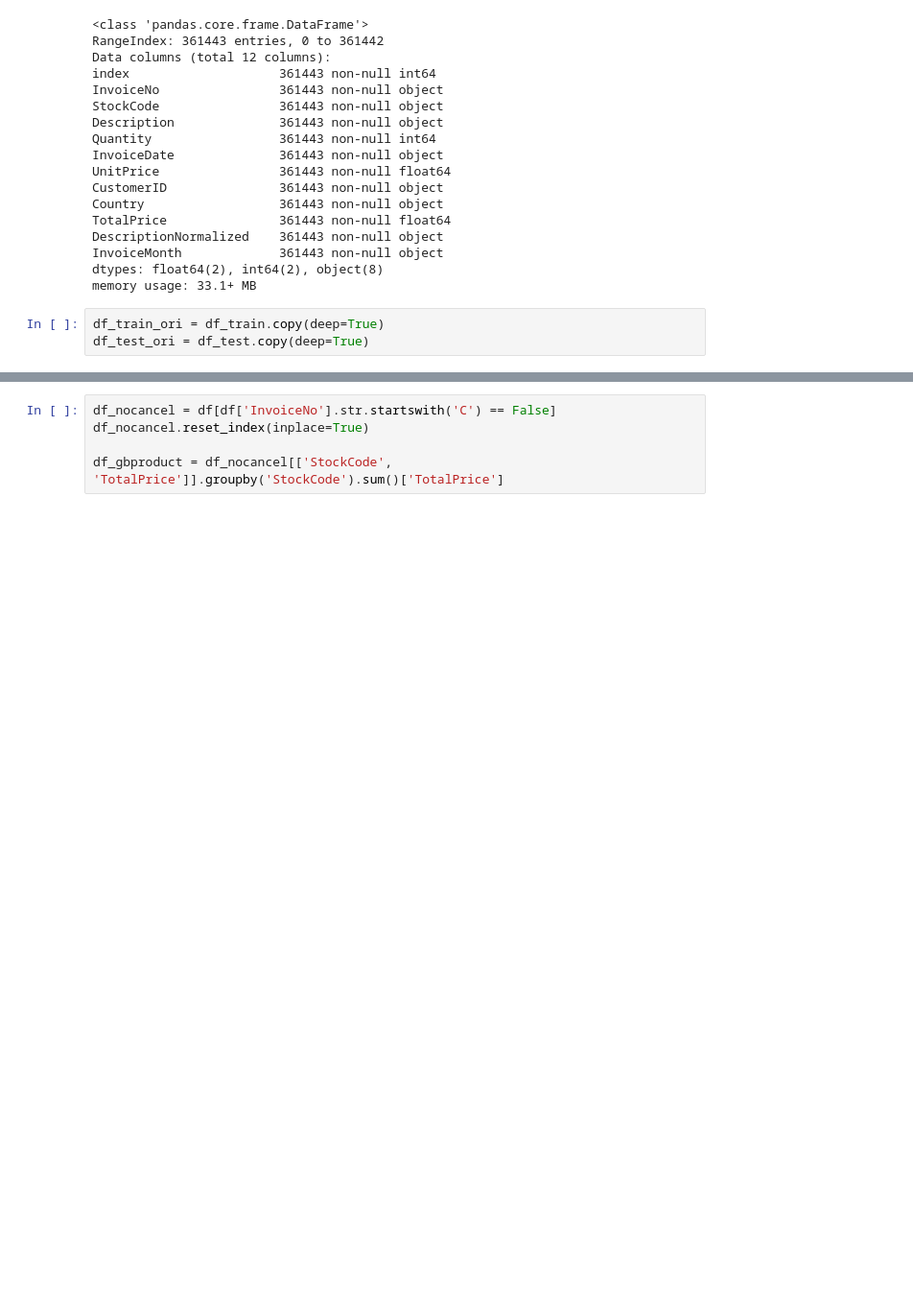
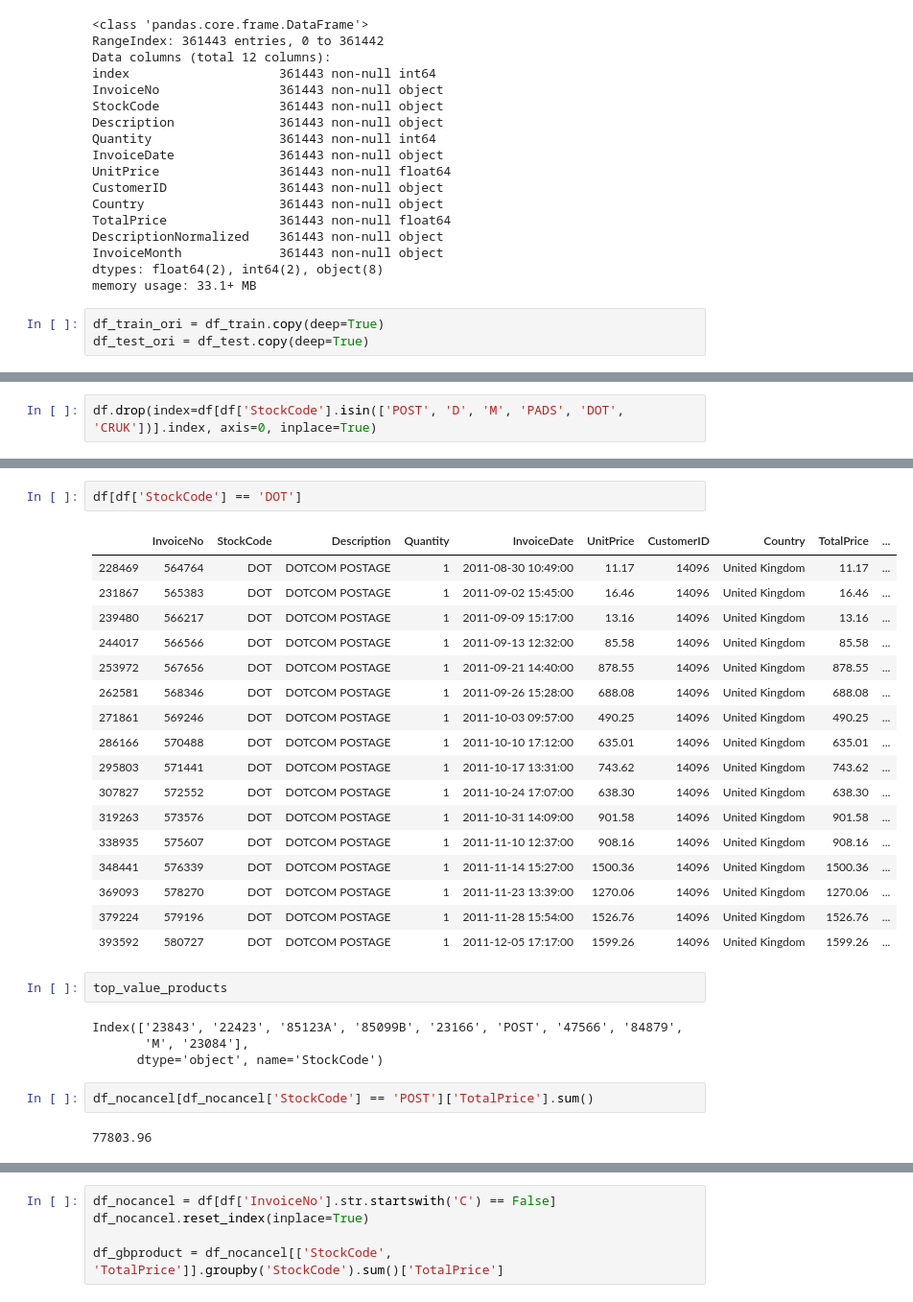
Before and after one commit to Severac/openclassrooms, a Jupyter notebook: PJ5/PJ5_modelisation.ipynb, the cells around one changed output, grey strips where cells are left out. Shown at 96% size. Saved outputs shown, nothing was run; the diff lists cells and outputs as text; blank space fills up the shorter version.

```diff
--- a/PJ5/PJ5_modelisation.ipynb
+++ b/PJ5/PJ5_modelisation.ipynb
@@ -148,0 +199,2 @@ df_test_ori = df_test.copy(deep=True)
+# %%
+df.drop(index=df[df['StockCode'].isin(['POST', 'D', 'M', 'PADS', 'DOT', 'CRUK'])].index, axis=0, inplace=True)
@@ -148,0 +217,30 @@ df_test_ori = df_test.copy(deep=True)
+# %%
+df[df['StockCode'] == 'DOT']
+# %% [output]
+|  | InvoiceNo | StockCode | Description | Quantity | InvoiceDate | UnitPrice | CustomerID | Country | TotalPrice | ... |
+| 228469 | 564764 | DOT | DOTCOM POSTAGE | 1 | 2011-08-30 10:49:00 | 11.17 | 14096 | United Kingdom | 11.17 | ... |
+| 231867 | 565383 | DOT | DOTCOM POSTAGE | 1 | 2011-09-02 15:45:00 | 16.46 | 14096 | United Kingdom | 16.46 | ... |
+| 239480 | 566217 | DOT | DOTCOM POSTAGE | 1 | 2011-09-09 15:17:00 | 13.16 | 14096 | United Kingdom | 13.16 | ... |
+| 244017 | 566566 | DOT | DOTCOM POSTAGE | 1 | 2011-09-13 12:32:00 | 85.58 | 14096 | United Kingdom | 85.58 | ... |
+| 253972 | 567656 | DOT | DOTCOM POSTAGE | 1 | 2011-09-21 14:40:00 | 878.55 | 14096 | United Kingdom | 878.55 | ... |
+| 262581 | 568346 | DOT | DOTCOM POSTAGE | 1 | 2011-09-26 15:28:00 | 688.08 | 14096 | United Kingdom | 688.08 | ... |
+| 271861 | 569246 | DOT | DOTCOM POSTAGE | 1 | 2011-10-03 09:57:00 | 490.25 | 14096 | United Kingdom | 490.25 | ... |
+| 286166 | 570488 | DOT | DOTCOM POSTAGE | 1 | 2011-10-10 17:12:00 | 635.01 | 14096 | United Kingdom | 635.01 | ... |
+| 295803 | 571441 | DOT | DOTCOM POSTAGE | 1 | 2011-10-17 13:31:00 | 743.62 | 14096 | United Kingdom | 743.62 | ... |
+| 307827 | 572552 | DOT | DOTCOM POSTAGE | 1 | 2011-10-24 17:07:00 | 638.30 | 14096 | United Kingdom | 638.30 | ... |
+| 319263 | 573576 | DOT | DOTCOM POSTAGE | 1 | 2011-10-31 14:09:00 | 901.58 | 14096 | United Kingdom | 901.58 | ... |
+| 338935 | 575607 | DOT | DOTCOM POSTAGE | 1 | 2011-11-10 12:37:00 | 908.16 | 14096 | United Kingdom | 908.16 | ... |
+| 348441 | 576339 | DOT | DOTCOM POSTAGE | 1 | 2011-11-14 15:27:00 | 1500.36 | 14096 | United Kingdom | 1500.36 | ... |
+| 369093 | 578270 | DOT | DOTCOM POSTAGE | 1 | 2011-11-23 13:39:00 | 1270.06 | 14096 | United Kingdom | 1270.06 | ... |
+| 379224 | 579196 | DOT | DOTCOM POSTAGE | 1 | 2011-11-28 15:54:00 | 1526.76 | 14096 | United Kingdom | 1526.76 | ... |
+| 393592 | 580727 | DOT | DOTCOM POSTAGE | 1 | 2011-12-05 17:17:00 | 1599.26 | 14096 | United Kingdom | 1599.26 | ... |
+# %%
+top_value_products
+# %% [output]
+Index(['23843', '22423', '85123A', '85099B', '23166', 'POST', '47566', '84879',
+       'M', '23084'],
+      dtype='object', name='StockCode')
+# %%
+df_nocancel[df_nocancel['StockCode'] == 'POST']['TotalPrice'].sum()
+# %% [output]
+77803.96
```
Also changed, not shown: parts of 54 cells of this notebook, 8 other files.
